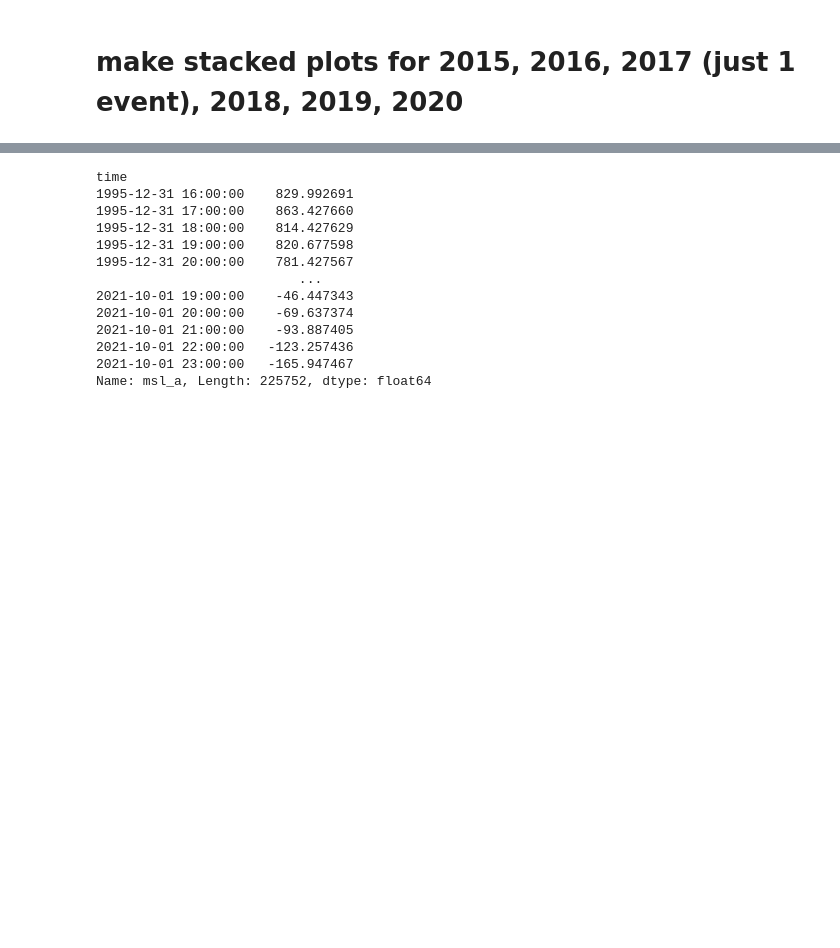
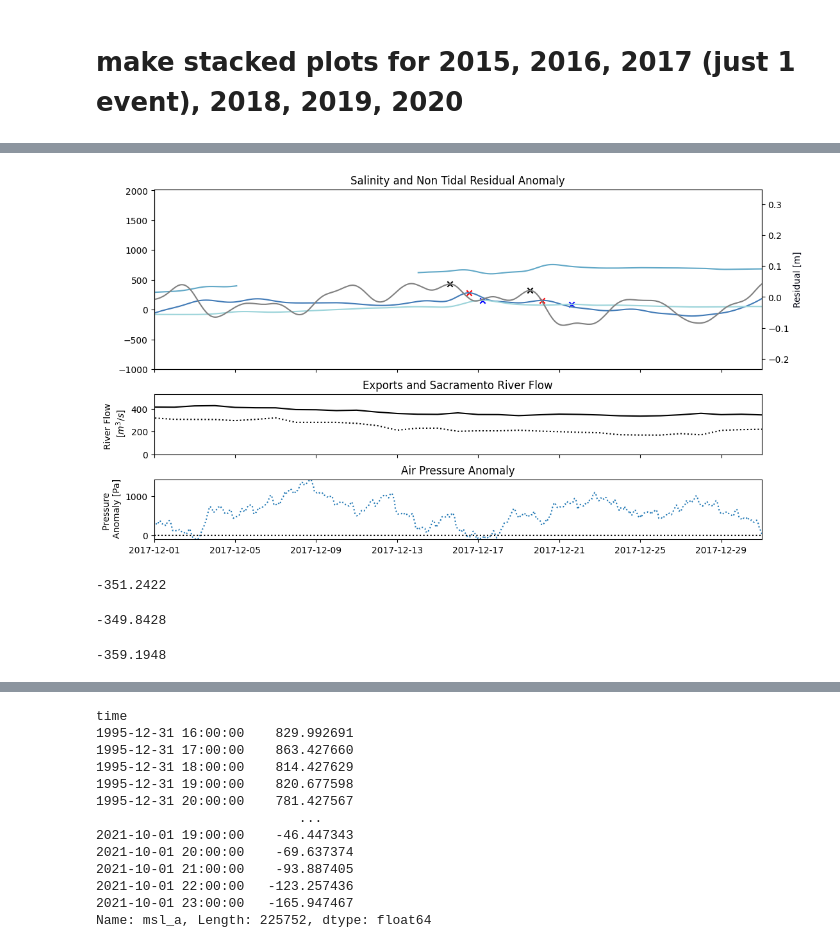
Before and after one commit to jennaisrael/Savio_scratch_back_up, a Jupyter notebook: climate_data_processing/identify_stp/peaks_at_frk_hol2_exports.ipynb, the cells around one changed output, grey strips where cells are left out. Saved outputs shown, nothing was run; the diff lists cells and outputs as text; code cells hidden in the pictures; blank space fills up the shorter version.

```diff
--- a/climate_data_processing/identify_stp/peaks_at_frk_hol2_exports.ipynb
+++ b/climate_data_processing/identify_stp/peaks_at_frk_hol2_exports.ipynb
@@ -441,0 +430,59 @@ ValueError: Axis limits cannot be NaN or Inf
+# %%
+# Try plotting exports and river flow on a second thin subplot below the salinity and elevation plot and then a third plot for sea level pressure
+fig, ax = plt.subplots(3,1,layout="constrained",sharex=True,figsize=(11,6),gridspec_kw={'height_ratios': [3, 1, 1]})
+
+#Set the date limits of the plot HERE so I can rescale the axes by min and max in this range
+lim1=datetime(2017,12,1)
+lim2=datetime(2017,12,31)
+#colors to be consistent with other plors
+colors = plt.colormaps['Dark2'].colors #this is a tuple so need to use tuple indexing [rom][column]
+
+
+a, = ax[0].plot(df_f_wo21.jp,color=cmocean.cm.ice(3/6),label="Jersey Point")
+ax[0].scatter(df_f_wo21.datetime.loc[peak_jp24h_1],df_f_wo21.jp.loc[peak_jp24h_1],marker="x",color='r')
+b, = ax[0].plot(df_f_wo21.frk,color=cmocean.cm.ice(4/6),label="Franks Tract")
+#ax[0].scatter(df_f_wo21.datetime.loc[peak_frk_both],df_f_wo21.frk.loc[peak_frk_both],marker="x",color='darkgreen')
+c, = ax[0].plot(df_f_wo21.hol2,color=cmocean.cm.ice(5/6),label="Holland Cut")
+ax[0].scatter(df_f_wo21.datetime.loc[peak_hol224h],df_f_wo21.hol2.loc[peak_hol224h],marker="x",color='b')
+ax0=ax[0].twinx()
+d, = ax0.plot(pr_indices,df_f_wo21.pr.dropna(),color='grey', label="Point Reyes")
+ax0.scatter(df_f_wo21.datetime.loc[peak_pr24h_1], df_f_wo21.pr.loc[peak_pr24h_1],marker="x",color='k')
+ax0.set_ylabel("Residual [m]",color=cmocean.cm.ice(0))
+ax[0].set_title('Salinity and Non Tidal Residual Anomaly')
+
+e, = ax[1].plot(fluxc['sac_sjr']*-1, label="River Flow", color='k')
+f, = ax[1].plot(fluxc['exports'], label="Exports", color='k',linestyle=':')
+#min1=fluxc[lim1:lim2][['sac_sjr','exports']].abs().min(axis=None).min()-250
+max1=fluxc[lim1:lim2][['sac_sjr','exports']].abs().max(axis=None).max()+100
+ax[1].set_ylim([0,max1])
+ax[1].set_ylabel("River Flow \n [$m^3/s$]")
+ax[1].set_title('Exports and Sacramento River Flow')
+#ax[1].legend()
+
+g, = ax[2].plot(df_pr['msl_a'],label='ERA5 MSL Pressure Anomaly',linestyle=':')
+min2=df_pr['msl_a'][lim1:lim2].dropna().min()-5
+max2=df_pr['msl_a'][lim1:lim2].dropna().max()+5
+ax[2].set_ylim([min2,max2])
+ax[2].set_ylabel("Pressure \n Anomaly [Pa]")
+ax[2].axhline(y=0, color = 'k',linestyle=':')
+ax[2].set_title('Air Pressure Anomaly')
+
+ax[0].set_xlim(lim1,lim2)
+ax[1].set_xlim(lim1,lim2)
+ax[2].set_xlim(lim1,lim2)
+#leg = plt.legend(handles=[a,b,c,d,e,f,g],loc='upper right', bbox_to_anchor=(1.8, 2.0))
+plt.show()
+# %% [output]
+[figure, added]
+# %%
+fluxc['sac_sjr'][datetime(2017,12,15)]
+# %% [output]
+-351.2422
+# %%
+fluxc['sac_sjr'][datetime(2017,12,17)]
+# %% [output]
+-349.8428
+# %%
+fluxc['sac_sjr'][datetime(2017,12,13)]
+# %% [output]
+-359.1948
```
Also changed, not shown: parts of 4 cells of this notebook, 3 other files.
